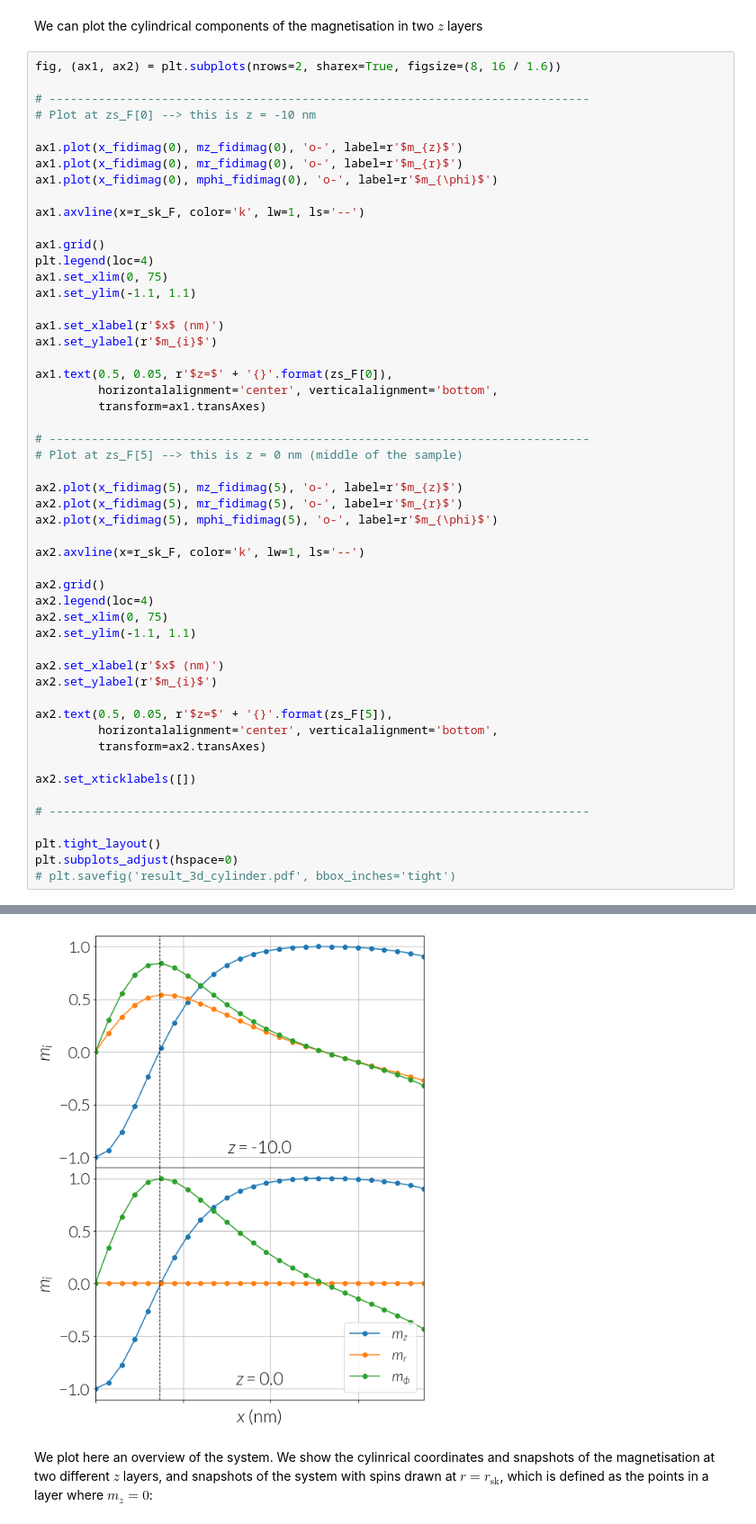
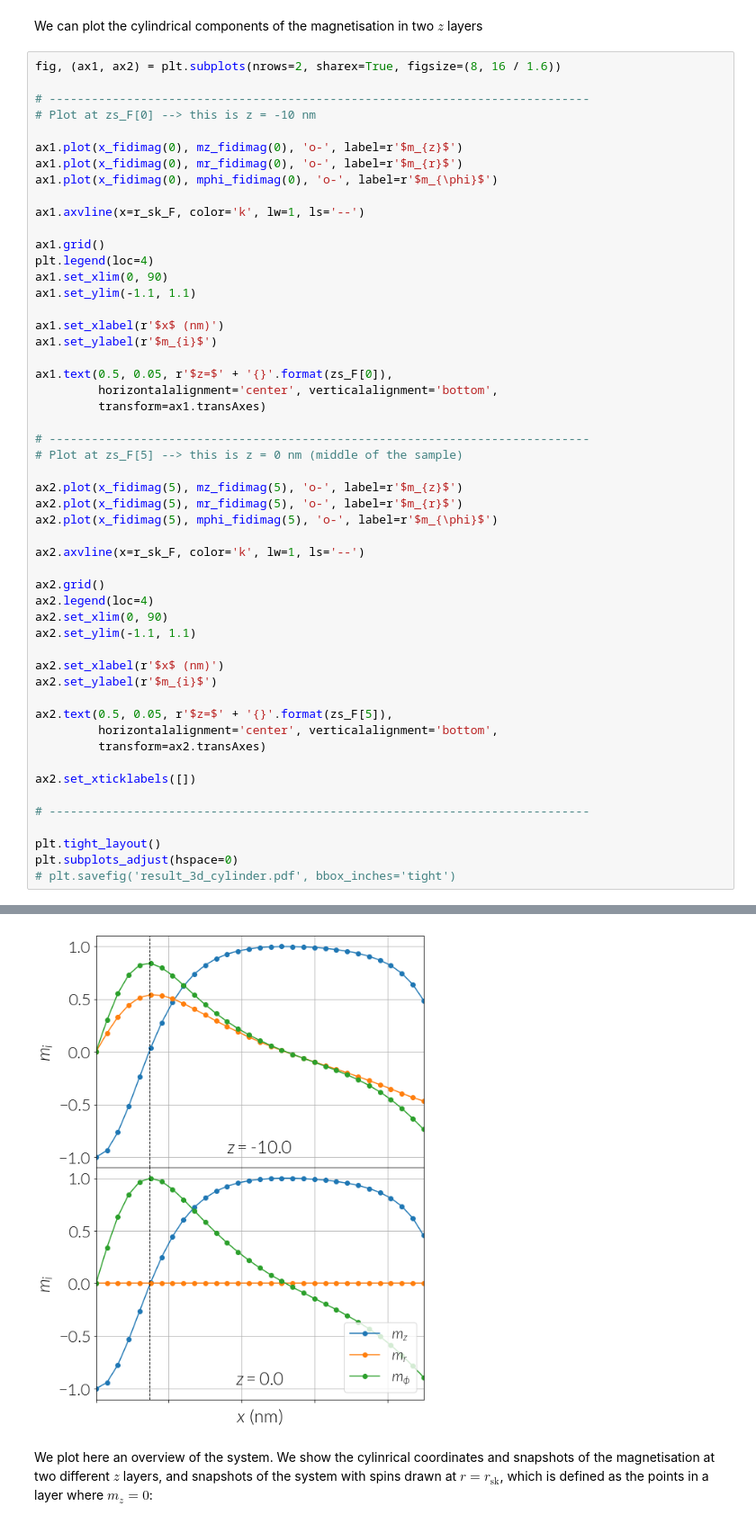
Before and after one commit to fangohr/paper-supplement-standard-problem-dmi, a Jupyter notebook: notebooks/3d_problem_cylinder.ipynb, the cells around one changed output, grey strips where cells are left out. Shown at 90% size. Saved outputs shown, nothing was run; the diff lists cells and outputs as text.

```diff
--- a/notebooks/3d_problem_cylinder.ipynb
+++ b/notebooks/3d_problem_cylinder.ipynb
@@ -236,7 +236,7 @@ ax1.axvline(x=r_sk_F, color='k', lw=1, ls='--')
 
 ax1.grid()
 plt.legend(loc=4)
-ax1.set_xlim(0, 75)
+ax1.set_xlim(0, 90)
 ax1.set_ylim(-1.1, 1.1)
 
 ax1.set_xlabel(r'$x$ (nm)')
@@ -248,35 +248,35 @@ ax1.text(0.5, 0.05, r'$z=$' + '{}'.format(zs_F[0]),
 
 # -----------------------------------------------------------------------------
 # Plot at zs_F[5] --> this is z = 0 nm (middle of the sample)
 
 ax2.plot(x_fidimag(5), mz_fidimag(5), 'o-', label=r'$m_{z}$')
 ax2.plot(x_fidimag(5), mr_fidimag(5), 'o-', label=r'$m_{r}$')
 ax2.plot(x_fidimag(5), mphi_fidimag(5), 'o-', label=r'$m_{\phi}$')
 
 ax2.axvline(x=r_sk_F, color='k', lw=1, ls='--')
 
 ax2.grid()
 ax2.legend(loc=4)
-ax2.set_xlim(0, 75)
+ax2.set_xlim(0, 90)
 ax2.set_ylim(-1.1, 1.1)
 
 ax2.set_xlabel(r'$x$ (nm)')
 ax2.set_ylabel(r'$m_{i}$')
 
 ax2.text(0.5, 0.05, r'$z=$' + '{}'.format(zs_F[5]),
          horizontalalignment='center', verticalalignment='bottom',
          transform=ax2.transAxes)
 
 ax2.set_xticklabels([])
 
 # -----------------------------------------------------------------------------
 
 plt.tight_layout()
 plt.subplots_adjust(hspace=0)
 # plt.savefig('result_3d_cylinder.pdf', bbox_inches='tight')
 # %% [output]
 No handles with labels found to put in legend.
-[figure, old version]
+[figure, new version]
 # %% [markdown]
 We plot here an overview of the system. We show the cylinrical coordinates and snapshots of the magnetisation at two different $z$ layers, and snapshots of the system with spins drawn at $r=r_{\text{sk}}$, which is defined as the points in a layer where $m_{z}=0$:
 # %%
```
Also changed, not shown: parts of 7 cells of this notebook.
